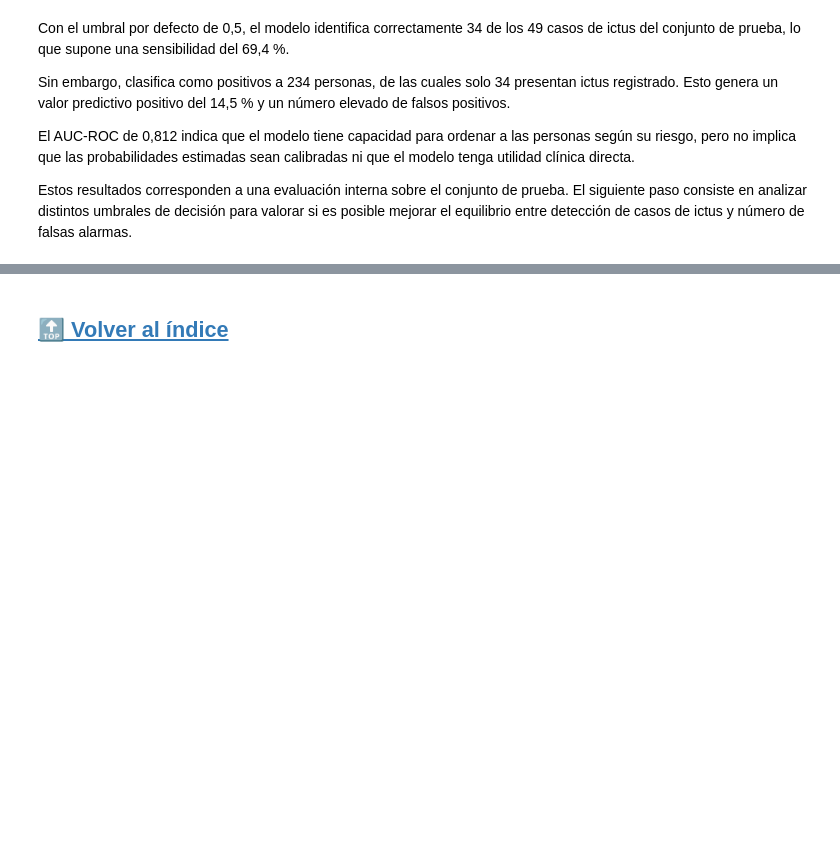
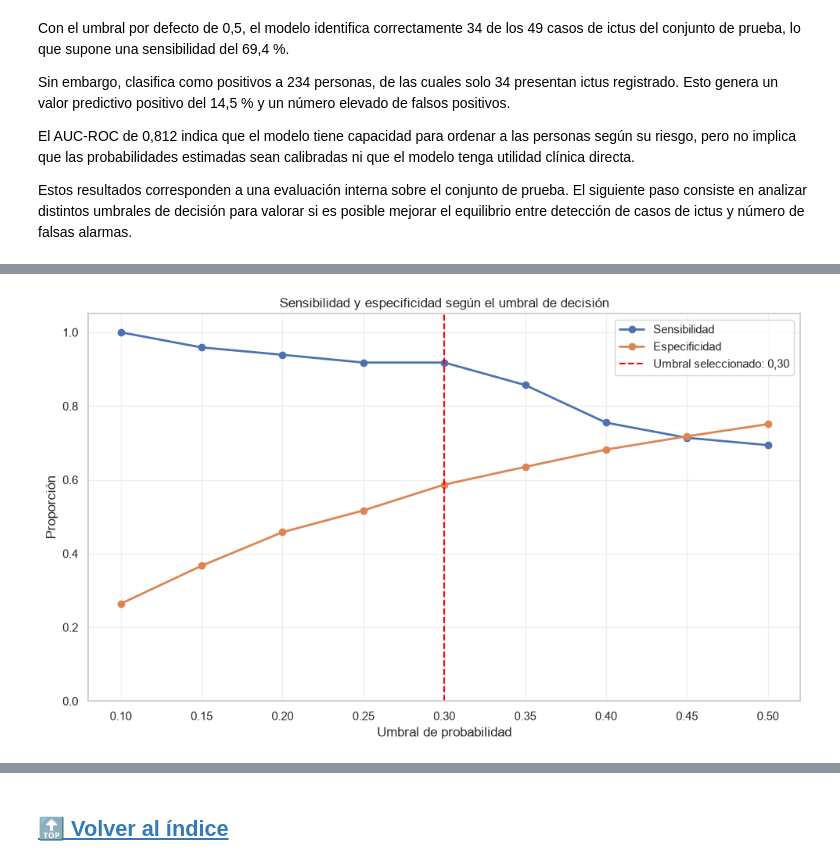
Before and after one commit to raquelmartinrodriguez/prediccion_ocurrencia_infarto_cerebral, a Jupyter notebook: prediccion_infarto_cerebral.ipynb, the cells around one changed output, grey strips where cells are left out. Drawn from its saved outputs; the diff is of its cells as text; code cells hidden in the pictures; blank space fills up the shorter version.

```diff
--- a/prediccion_infarto_cerebral.ipynb
+++ b/prediccion_infarto_cerebral.ipynb
@@ -1845,3 +1850,18 @@ X_test_codificado = X_test_codificado.reindex(
     columns=X_train_codificado.columns,
     fill_value=0
 )
+# %%
+# Sustituimos los espacios por guiones bajos en los nombres
+X_train_codificado.columns = X_train_codificado.columns.str.replace(
+    " ", "_", regex=False
+)
+
+X_test_codificado.columns = X_test_codificado.columns.str.replace(
+    " ", "_", regex=False
+)
+
+print(
+    X_train_codificado.columns[
+        X_train_codificado.columns.str.startswith("smoking_status_")
+    ].tolist()
+)
@@ -2126,0 +2277,40 @@ posible mejorar el equilibrio entre detección de casos de ictus y número de fa
+# %%
+# gráfico de sensibilidad y especificidad según el umbral
+plt.figure(figsize=(10, 6))
+
+plt.plot(
+    tabla_umbrales["Umbral"],
+    tabla_umbrales["Sensibilidad"],
+    marker="o",
+    linewidth=2,
+    label="Sensibilidad"
+)
+
+plt.plot(
+    tabla_umbrales["Umbral"],
+    tabla_umbrales["Especificidad"],
+    marker="o",
+    linewidth=2,
+    label="Especificidad"
+)
+
+# Marcamos el umbral seleccionado
+plt.axvline(
+    x=0.30,
+    color="red",
+    linestyle="--",
+    linewidth=1.5,
+    label="Umbral seleccionado: 0,30"
+)
+
+plt.title("Sensibilidad y especificidad según el umbral de decisión")
+plt.xlabel("Umbral de probabilidad")
+plt.ylabel("Proporción")
+plt.ylim(0, 1.05)
+plt.xticks(tabla_umbrales["Umbral"])
+plt.legend()
+plt.grid(alpha=0.3)
+plt.tight_layout()
+plt.show()
+# %% [output]
+[figure, added]
```
Also changed, not shown: parts of 48 cells of this notebook.
